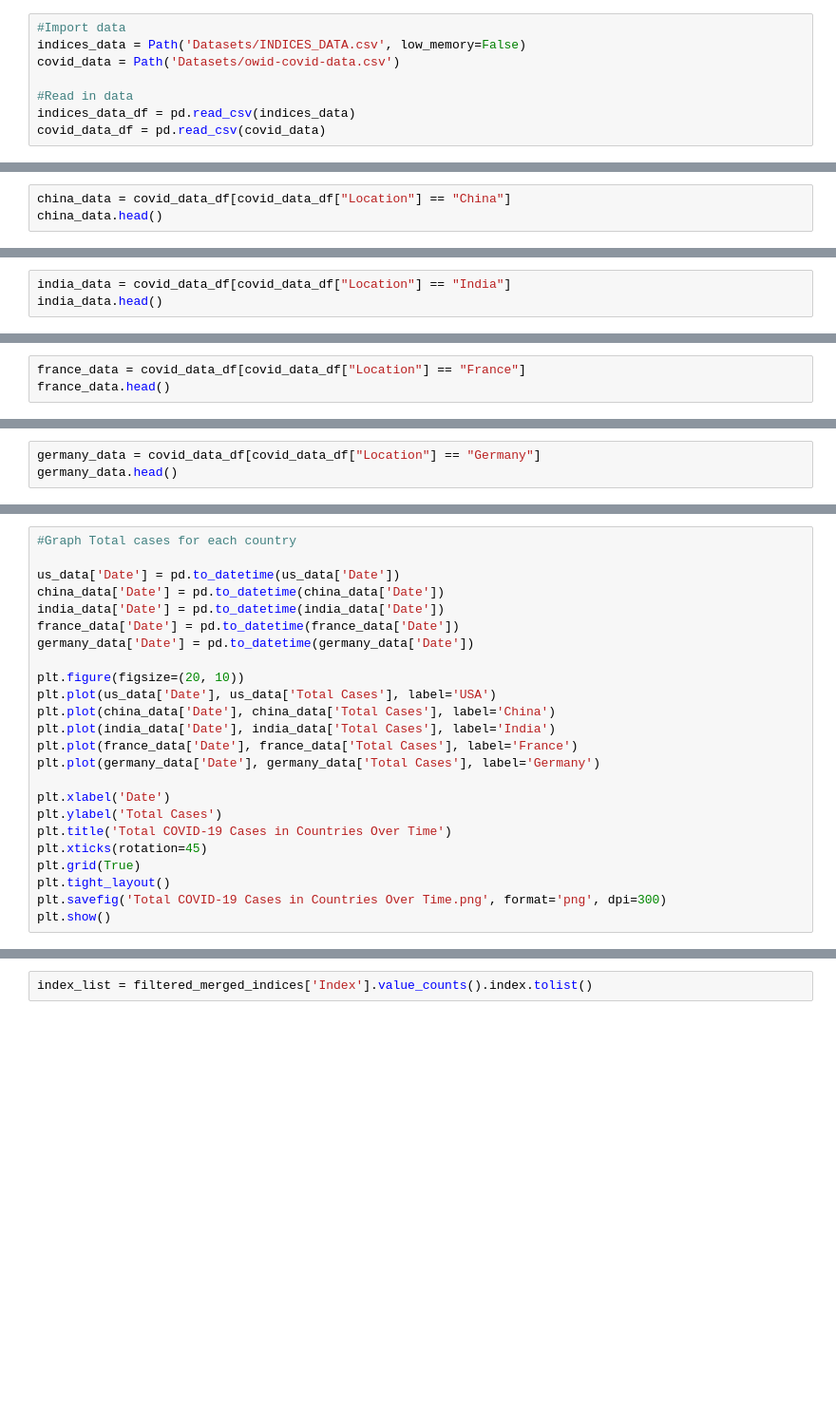
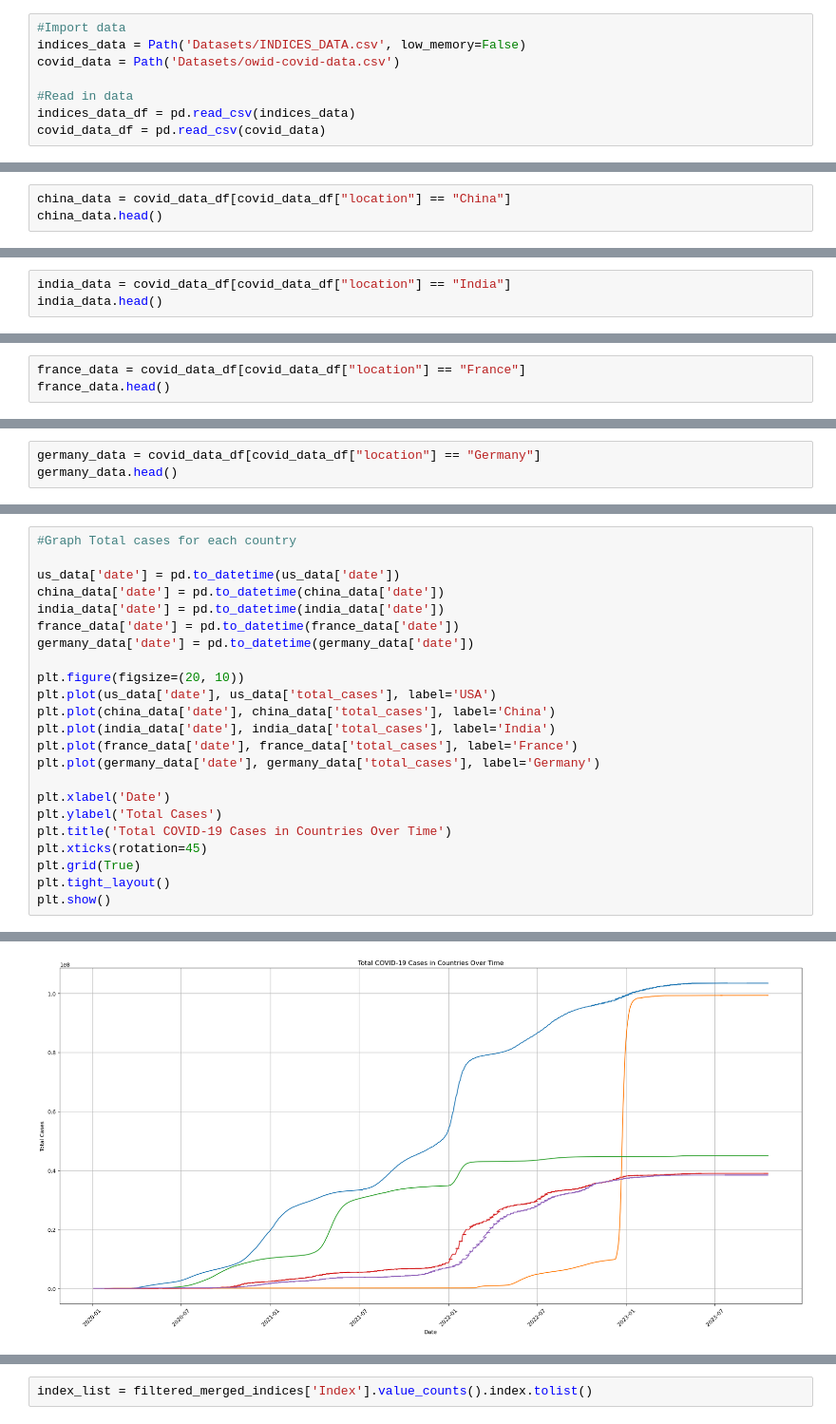
Before and after one commit to datla-ria/Project-1, a Jupyter notebook: project-1.ipynb, the cells around one changed output, grey strips where cells are left out. Shown at 95% size. Cells and saved outputs as stored; diff of their text form; blank space fills up the shorter version.

Commit message:
Revert "finalized the linear regression graph and exported all graphs as pngs"
This reverts commit 5deae32cd4f80b2dbdd8034a858501671990b03c.

```diff
--- a/project-1.ipynb
+++ b/project-1.ipynb
@@ -64,3 +173,3 @@ us_data.head()
 # %%
-china_data = covid_data_df[covid_data_df["Location"] == "China"]
+china_data = covid_data_df[covid_data_df["location"] == "China"]
 china_data.head()
@@ -67,3 +183,3 @@ china_data.head()
 # %%
-india_data = covid_data_df[covid_data_df["Location"] == "India"]
+india_data = covid_data_df[covid_data_df["location"] == "India"]
 india_data.head()
@@ -70,3 +193,3 @@ india_data.head()
 # %%
-france_data = covid_data_df[covid_data_df["Location"] == "France"]
+france_data = covid_data_df[covid_data_df["location"] == "France"]
 france_data.head()
@@ -73,3 +203,3 @@ france_data.head()
 # %%
-germany_data = covid_data_df[covid_data_df["Location"] == "Germany"]
+germany_data = covid_data_df[covid_data_df["location"] == "Germany"]
 germany_data.head()
@@ -98,18 +246,18 @@ print(mean_total_germany_cases)
 # %%
 #Graph Total cases for each country
 
-us_data['Date'] = pd.to_datetime(us_data['Date'])
-china_data['Date'] = pd.to_datetime(china_data['Date'])
-india_data['Date'] = pd.to_datetime(india_data['Date'])
-france_data['Date'] = pd.to_datetime(france_data['Date'])
-germany_data['Date'] = pd.to_datetime(germany_data['Date'])
+us_data['date'] = pd.to_datetime(us_data['date'])
+china_data['date'] = pd.to_datetime(china_data['date'])
+india_data['date'] = pd.to_datetime(india_data['date'])
+france_data['date'] = pd.to_datetime(france_data['date'])
+germany_data['date'] = pd.to_datetime(germany_data['date'])
 
 plt.figure(figsize=(20, 10))
-plt.plot(us_data['Date'], us_data['Total Cases'], label='USA')
-plt.plot(china_data['Date'], china_data['Total Cases'], label='China')
-plt.plot(india_data['Date'], india_data['Total Cases'], label='India')
-plt.plot(france_data['Date'], france_data['Total Cases'], label='France')
-plt.plot(germany_data['Date'], germany_data['Total Cases'], label='Germany')
+plt.plot(us_data['date'], us_data['total_cases'], label='USA')
+plt.plot(china_data['date'], china_data['total_cases'], label='China')
+plt.plot(india_data['date'], india_data['total_cases'], label='India')
+plt.plot(france_data['date'], france_data['total_cases'], label='France')
+plt.plot(germany_data['date'], germany_data['total_cases'], label='Germany')
 
 plt.xlabel('Date')
 plt.ylabel('Total Cases')
@@ -117,5 +265,5 @@ plt.title('Total COVID-19 Cases in Countries Over Time')
 plt.xticks(rotation=45)
 plt.grid(True)
 plt.tight_layout()
-plt.savefig('Total COVID-19 Cases in Countries Over Time.png', format='png', dpi=300)
 plt.show()
+# %% [output]
@@ -122,3 +287,4 @@ plt.show()
+[figure, added]
 # %%
 #Bar graph for Average Prevalence Rate in country.
 
```
Also changed, not shown: parts of 54 cells of this notebook, 13 other files.
